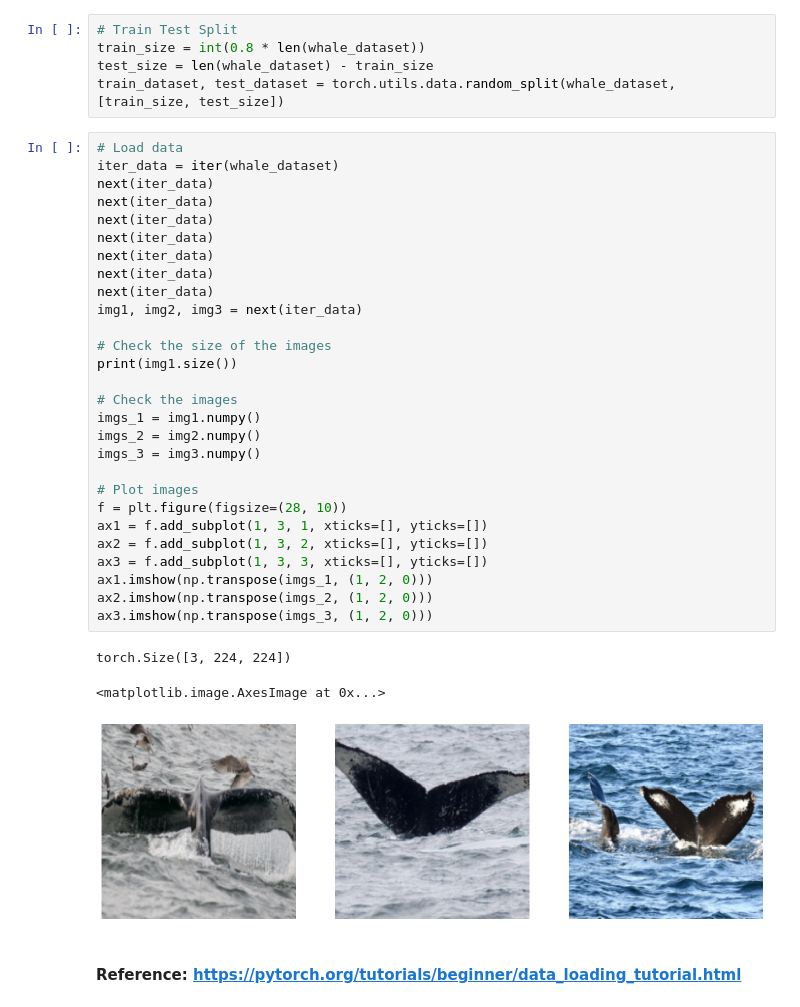
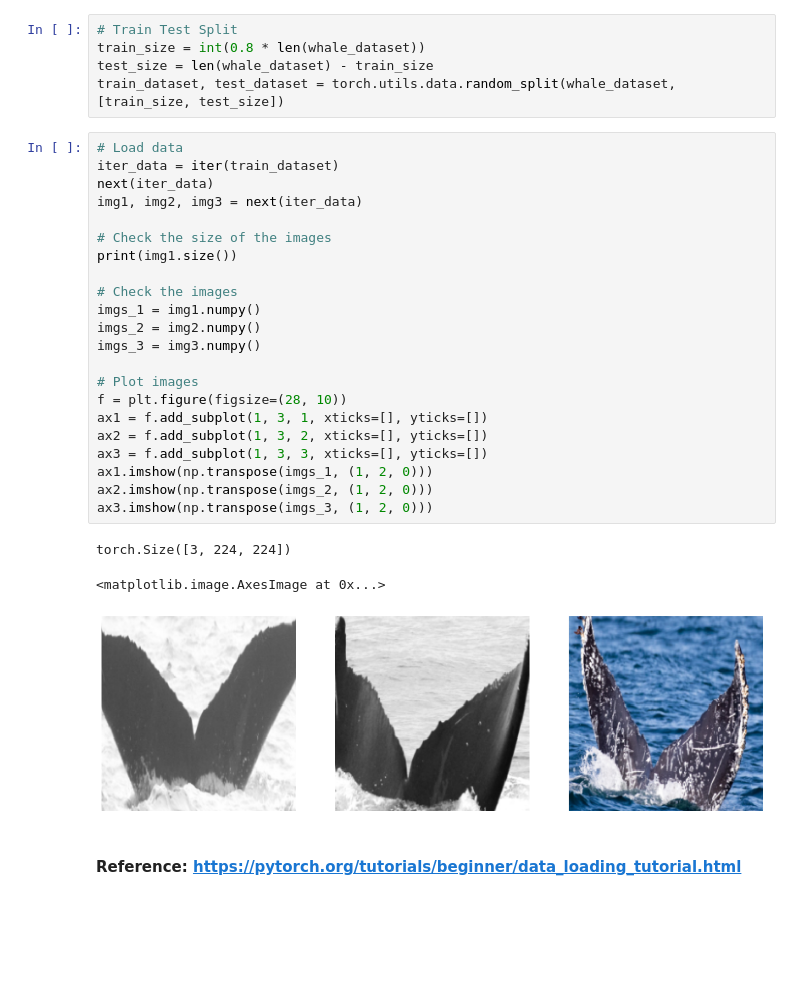
Before and after one commit to Fernandohf/WhaleID, a Jupyter notebook: WhaleID_Verification.ipynb, the cells around one changed output. Cells and saved outputs as stored; diff of their text form; blank space fills up the shorter version.

Commit message:
train more

```diff
--- a/WhaleID_Verification.ipynb
+++ b/WhaleID_Verification.ipynb
@@ -175,36 +175,30 @@ test_size = len(whale_dataset) - train_size
 train_dataset, test_dataset = torch.utils.data.random_split(whale_dataset, [train_size, test_size])
 # %%
 # Load data
-iter_data = iter(whale_dataset)
-next(iter_data)
-next(iter_data)
-next(iter_data)
-next(iter_data)
-next(iter_data)
-next(iter_data)
+iter_data = iter(train_dataset)
 next(iter_data)
 img1, img2, img3 = next(iter_data)
 
 # Check the size of the images
 print(img1.size())
 
 # Check the images
 imgs_1 = img1.numpy()
 imgs_2 = img2.numpy()
 imgs_3 = img3.numpy()
 
 # Plot images
 f = plt.figure(figsize=(28, 10))
 ax1 = f.add_subplot(1, 3, 1, xticks=[], yticks=[])
 ax2 = f.add_subplot(1, 3, 2, xticks=[], yticks=[])
 ax3 = f.add_subplot(1, 3, 3, xticks=[], yticks=[])
 ax1.imshow(np.transpose(imgs_1, (1, 2, 0)))
 ax2.imshow(np.transpose(imgs_2, (1, 2, 0)))
 ax3.imshow(np.transpose(imgs_3, (1, 2, 0)))
 # %% [output]
 torch.Size([3, 224, 224])
 <matplotlib.image.AxesImage at 0x...>
-[figure, old version]
+[figure, new version]
 # %% [markdown]
 #### Reference: https://pytorch.org/tutorials/beginner/data_loading_tutorial.html
 # %% [markdown]
```
Also changed, not shown: parts of 19 cells of this notebook, 1 other file.
